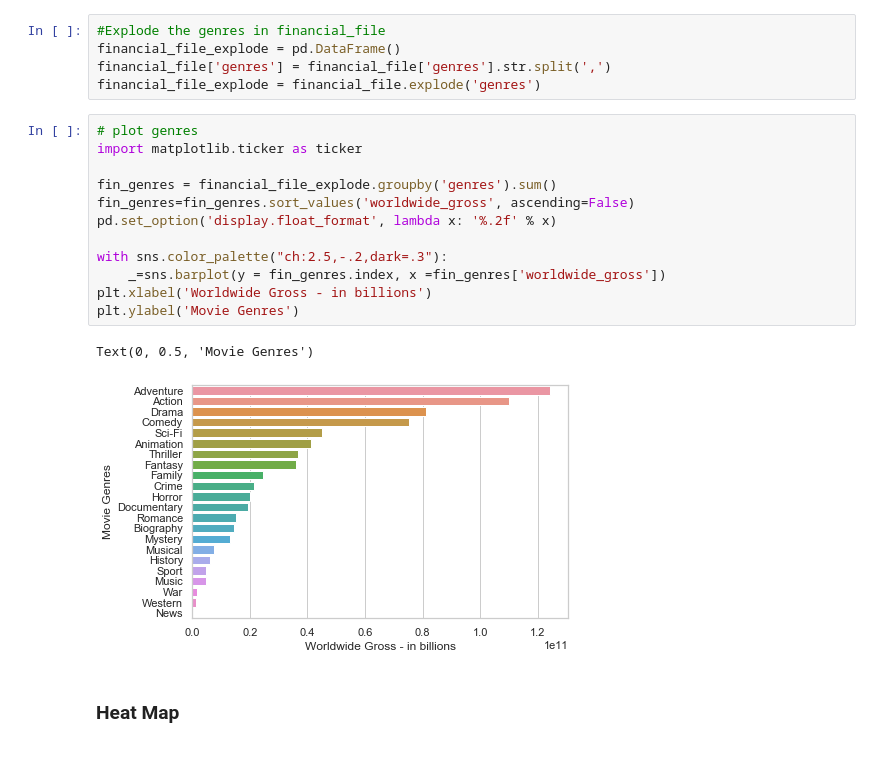
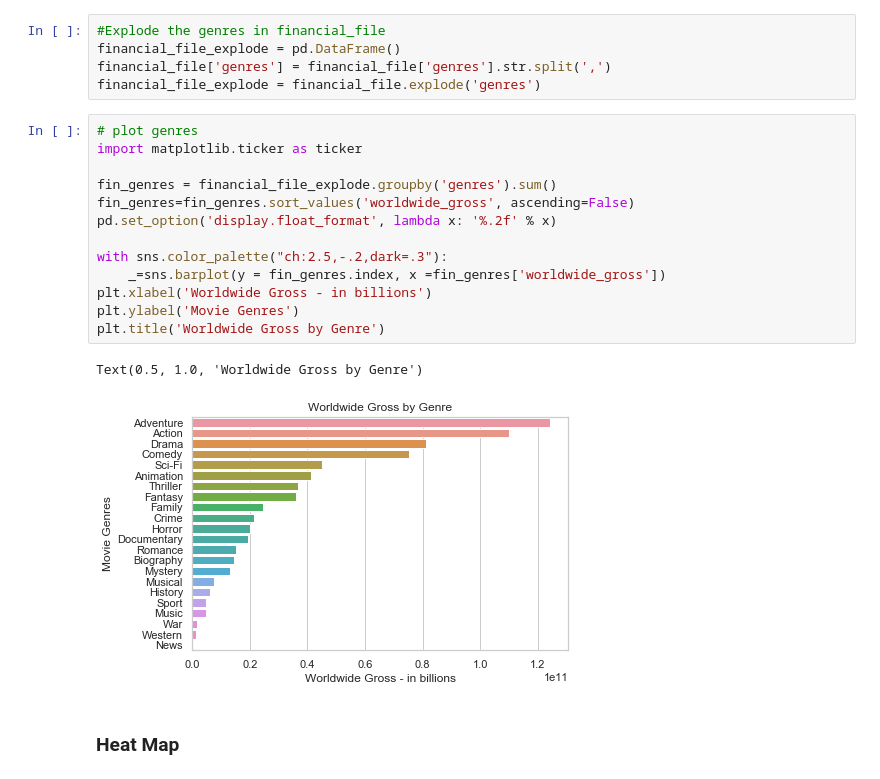
Before and after one commit to israeljls-j/dsc-mod-1-project-v2-1-onl01-dtsc-ft-070620, a Jupyter notebook: correct_student.ipynb, the cells around one changed output. Saved outputs shown, nothing was run; the diff lists cells and outputs as text.

```diff
--- a/correct_student.ipynb
+++ b/correct_student.ipynb
@@ -1015,18 +1015,19 @@ financial_file_explode = financial_file.explode('genres')
 # %%
 # plot genres
 import matplotlib.ticker as ticker
 
 fin_genres = financial_file_explode.groupby('genres').sum()
 fin_genres=fin_genres.sort_values('worldwide_gross', ascending=False)
 pd.set_option('display.float_format', lambda x: '%.2f' % x)
 
 with sns.color_palette("ch:2.5,-.2,dark=.3"):
     _=sns.barplot(y = fin_genres.index, x =fin_genres['worldwide_gross'])
 plt.xlabel('Worldwide Gross - in billions')
 plt.ylabel('Movie Genres')
+plt.title('Worldwide Gross by Genre')
 # %% [output]
-Text(0, 0.5, 'Movie Genres')
+Text(0.5, 1.0, 'Worldwide Gross by Genre')
-[figure, old version]
+[figure, new version]
 # %% [markdown]
 <h3>Heat Map</h3>
 # %%
```
Also changed, not shown: parts of 10 cells of this notebook, 14 other files.
